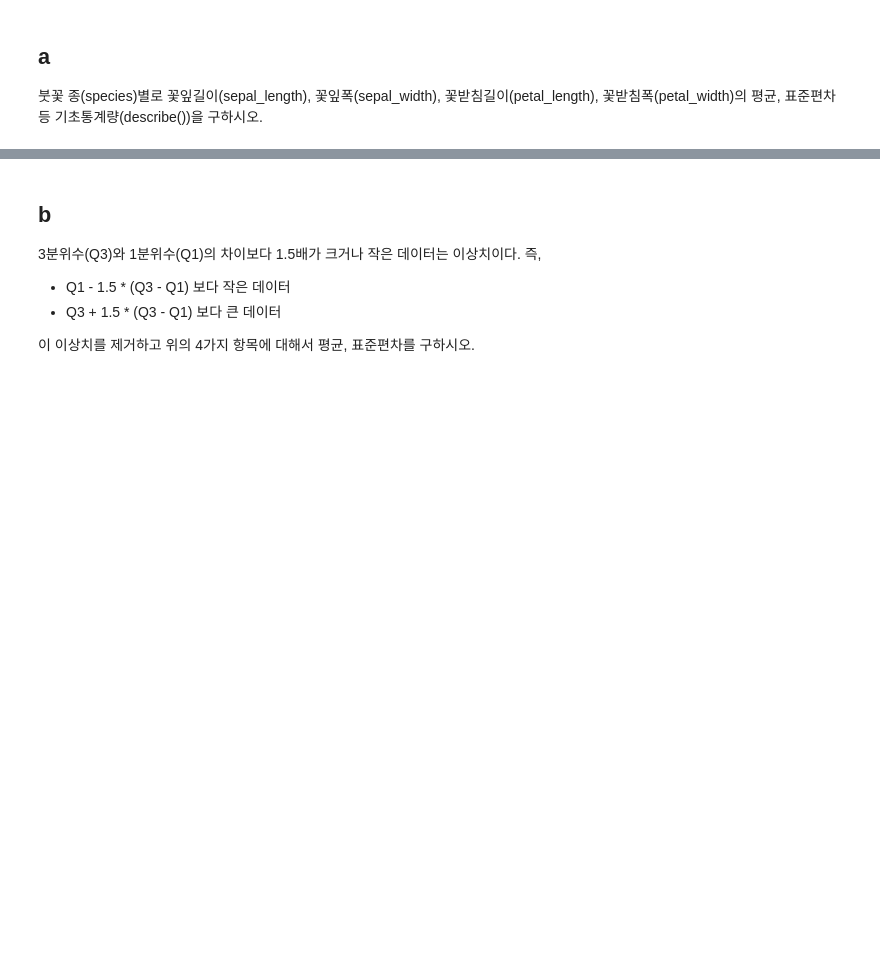
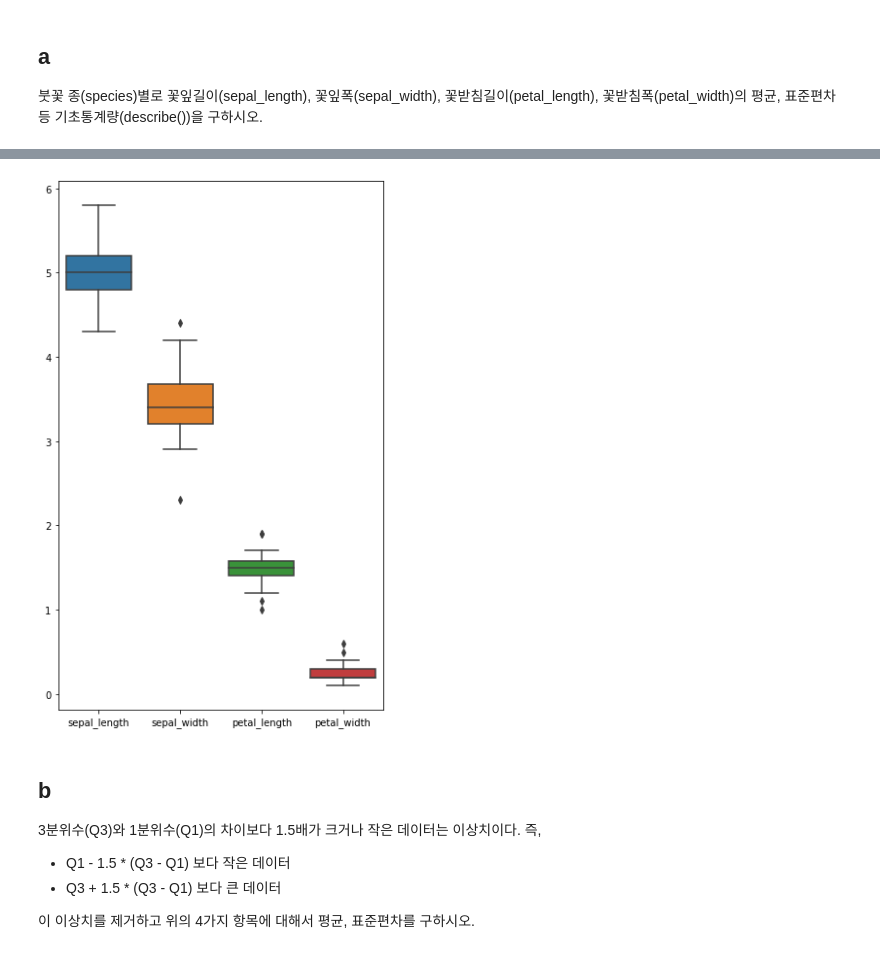
Before and after one commit to songsurin/company, a Jupyter notebook: pd_master.ipynb, the cells around one changed output, grey strips where cells are left out. Saved outputs shown, nothing was run; the diff lists cells and outputs as text; code cells hidden in the pictures; blank space fills up the shorter version.

```diff
--- a/pd_master.ipynb
+++ b/pd_master.ipynb
@@ -13,3 +59,9 @@ iris = sns.load_dataset('iris')
+# %%
+plt.figure(figsize=(6, 10))
+sns.boxplot(data = iris[iris.species == 'setosa'])
+plt.show()
+# %% [output]
+[figure, added]
 # %% [markdown]
 ## b
 3분위수(Q3)와 1분위수(Q1)의 차이보다 1.5배가 크거나 작은 데이터는 이상치이다.
```
Also changed, not shown: parts of 23 cells of this notebook, 1 other file.
